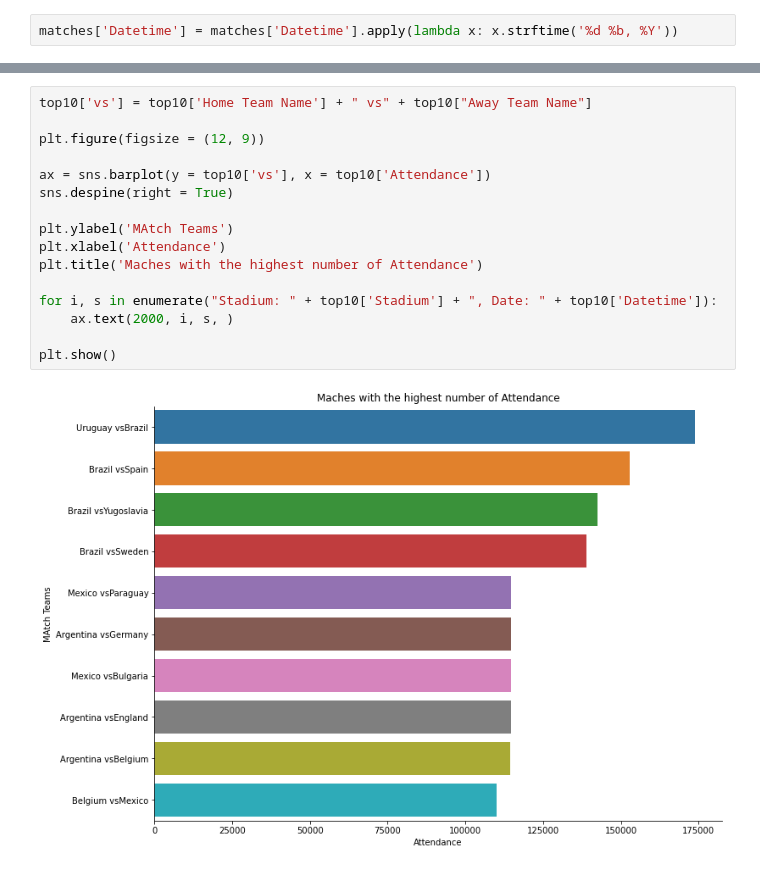
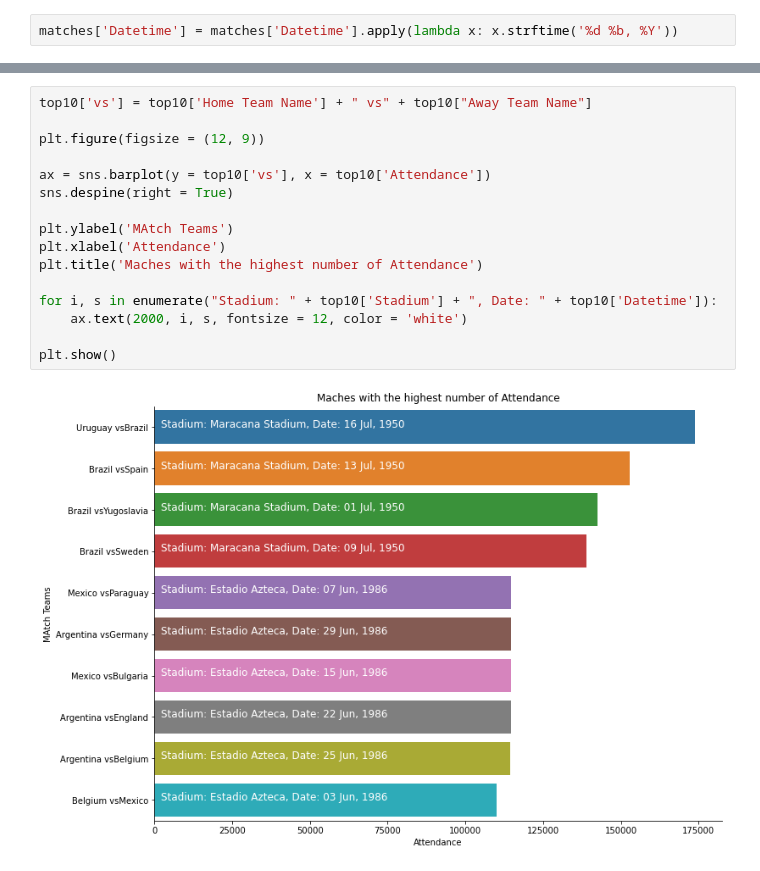
Before and after one commit to Binita72/FIFA_World_Cup, a Jupyter notebook: Untitled.ipynb, the cells around one changed output, grey strips where cells are left out. Saved outputs shown, nothing was run; the diff lists cells and outputs as text.

```diff
--- a/Untitled.ipynb
+++ b/Untitled.ipynb
@@ -813,18 +813,18 @@ top10
 # %%
 top10['vs'] = top10['Home Team Name'] + " vs" + top10["Away Team Name"]
 
 plt.figure(figsize = (12, 9))
 
 ax = sns.barplot(y = top10['vs'], x = top10['Attendance'])
 sns.despine(right = True)
 
 plt.ylabel('MAtch Teams')
 plt.xlabel('Attendance')
 plt.title('Maches with the highest number of Attendance')
 
 for i, s in enumerate("Stadium: " + top10['Stadium'] + ", Date: " + top10['Datetime']):
-    ax.text(2000, i, s, )
+    ax.text(2000, i, s, fontsize = 12, color = 'white')
 
 plt.show()
 # %% [output]
-[figure, old version]
+[figure, new version]
```
Also changed, not shown: parts of 18 cells of this notebook.
